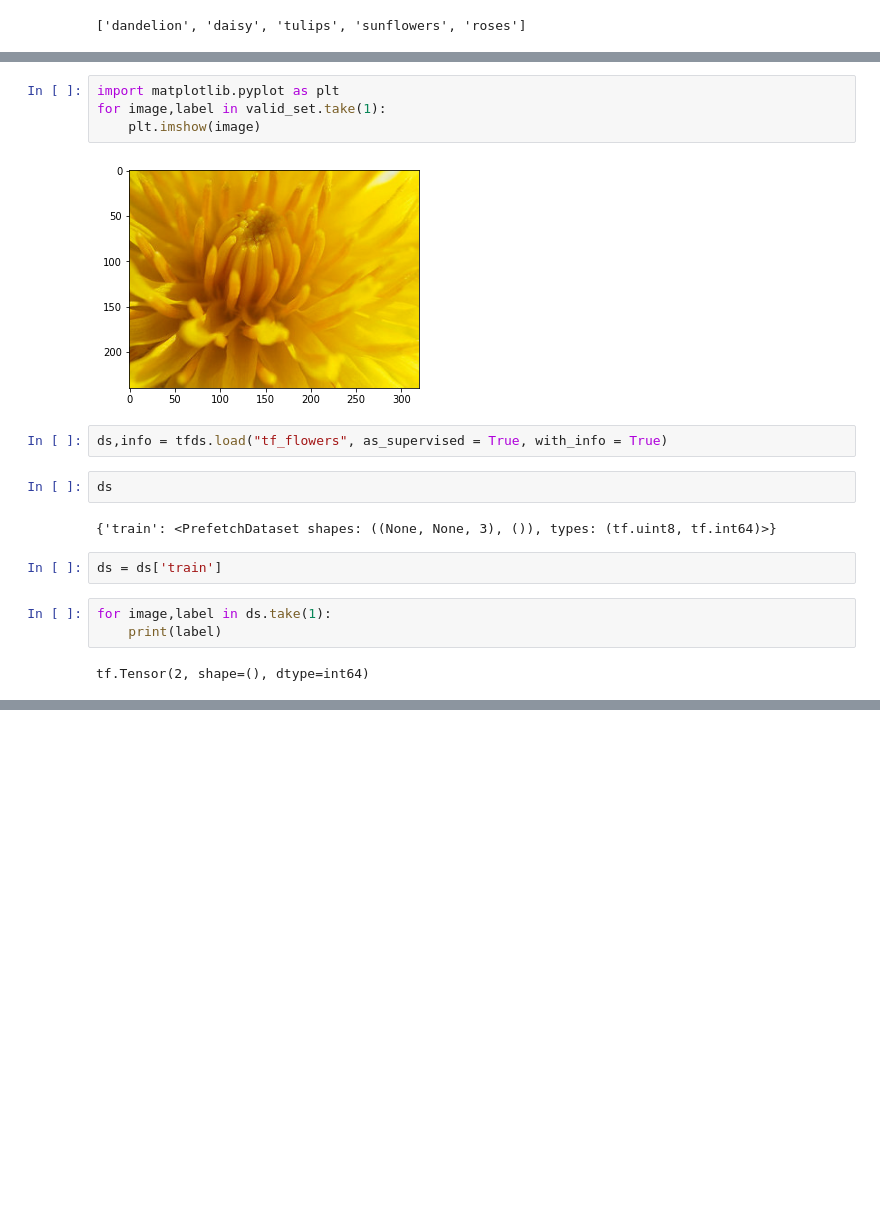
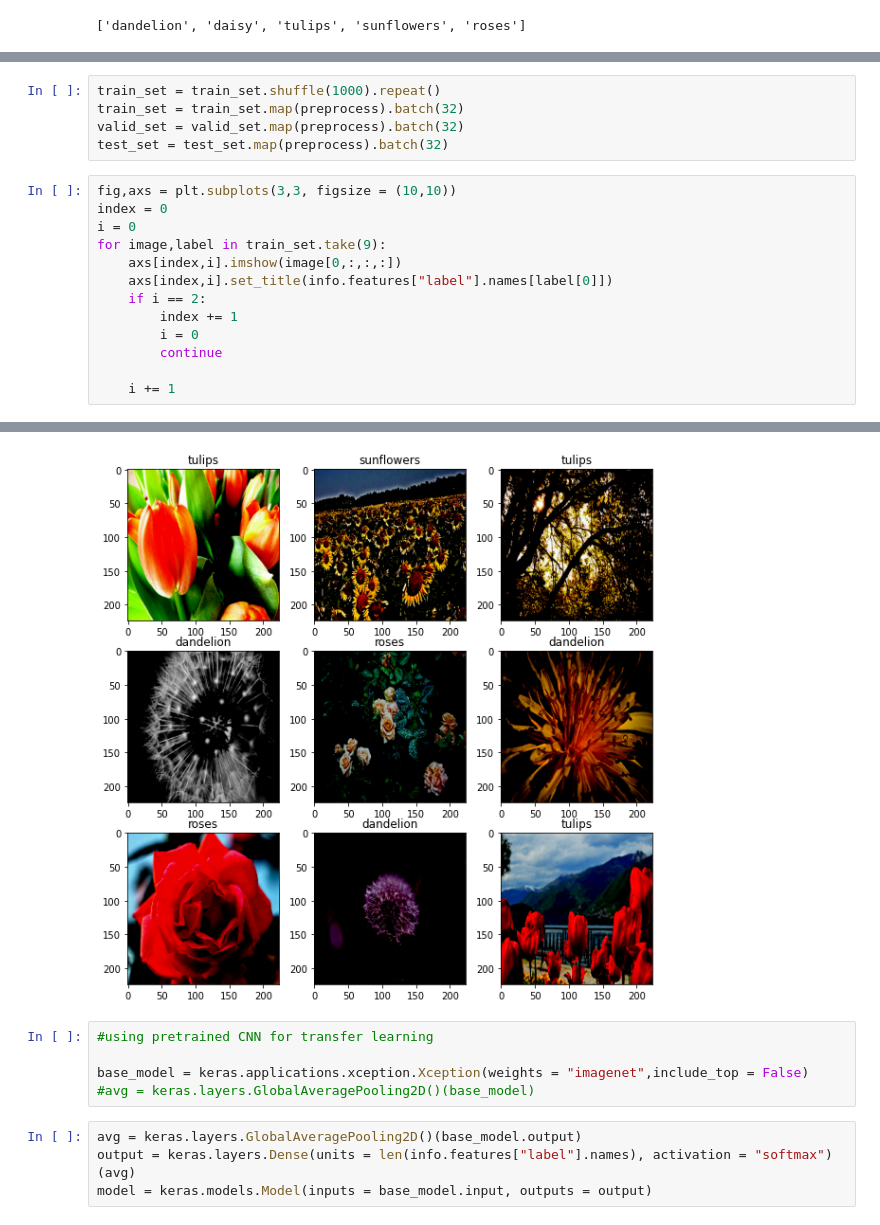
Before and after one commit to Pasindu19970808/Hands-on-Machine-Learning-Textbook-Exercises, a Jupyter notebook: DeepLearning_1/WorkingwithJSON/CNN.ipynb, the cells around one changed output, grey strips where cells are left out. Drawn from its saved outputs; the diff is of its cells as text; blank space fills up the shorter version.

Commit message:
transfer learning using pretrained CNN

```diff
--- a/DeepLearning_1/WorkingwithJSON/CNN.ipynb
+++ b/DeepLearning_1/WorkingwithJSON/CNN.ipynb
@@ -920,19 +912,19 @@ for image,label in train_set.take(1):
-# %%
-import matplotlib.pyplot as plt
-for image,label in valid_set.take(1):
-    plt.imshow(image)
-# %% [output]
-[figure, removed]
-# %%
-ds,info = tfds.load("tf_flowers", as_supervised = True, with_info = True)
-# %%
-ds
-# %% [output]
-{'train': <PrefetchDataset shapes: ((None, None, 3), ()), types: (tf.uint8, tf.int64)>}
-# %%
-ds = ds['train']
-# %%
-for image,label in ds.take(1):
-    print(label)
-# %% [output]
-tf.Tensor(2, shape=(), dtype=int64)
+# %%
+train_set = train_set.shuffle(1000).repeat()
+train_set = train_set.map(preprocess).batch(32)
+valid_set = valid_set.map(preprocess).batch(32)
+test_set = test_set.map(preprocess).batch(32)
+# %%
+fig,axs = plt.subplots(3,3, figsize = (10,10))
+index = 0
+i = 0
+for image,label in train_set.take(9):
+    axs[index,i].imshow(image[0,:,:,:])
+    axs[index,i].set_title(info.features["label"].names[label[0]])
+    if i == 2:
+        index += 1
+        i = 0
+        continue
+
+    i += 1
+# %% [output]
@@ -938,0 +940,10 @@ tf.Tensor(2, shape=(), dtype=int64)
+[figure, added]
+# %%
+#using pretrained CNN for transfer learning
+
+base_model = keras.applications.xception.Xception(weights = "imagenet",include_top = False)
+#avg = keras.layers.GlobalAveragePooling2D()(base_model)
+# %%
+avg = keras.layers.GlobalAveragePooling2D()(base_model.output)
+output = keras.layers.Dense(units = len(info.features["label"].names), activation = "softmax")(avg)
+model = keras.models.Model(inputs = base_model.input, outputs = output)
```
Also changed, not shown: parts of 11 cells of this notebook.
